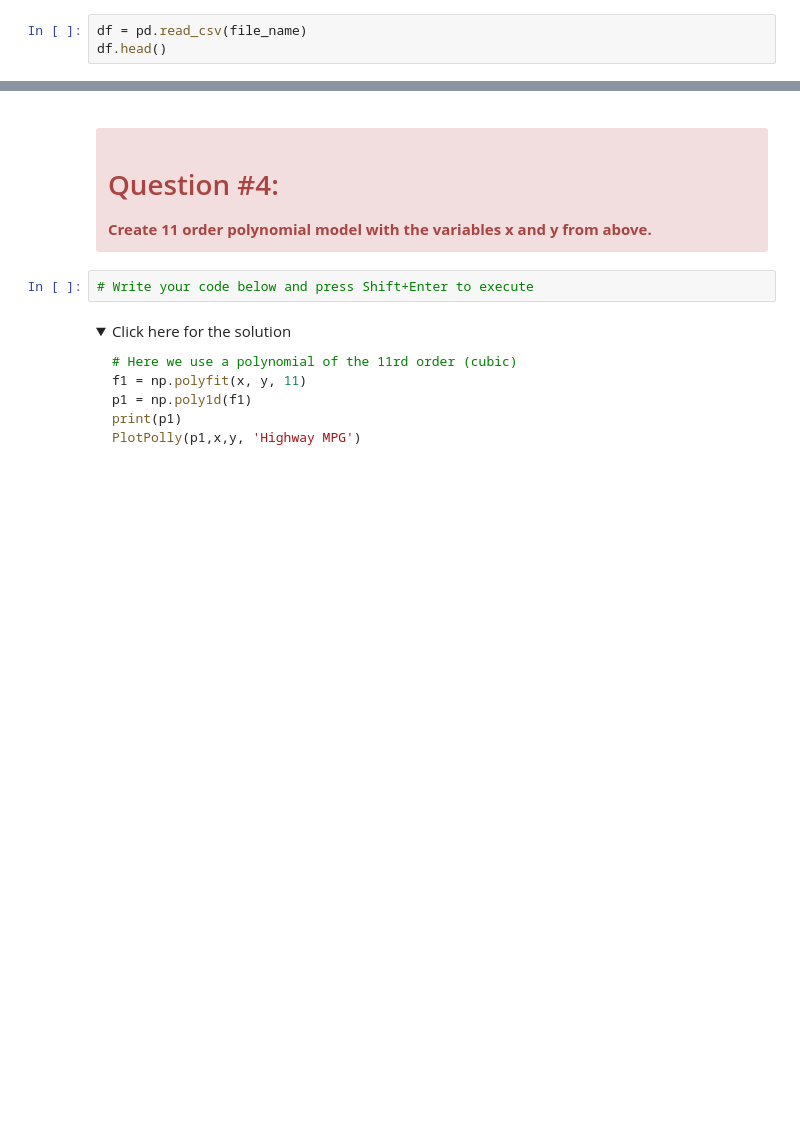
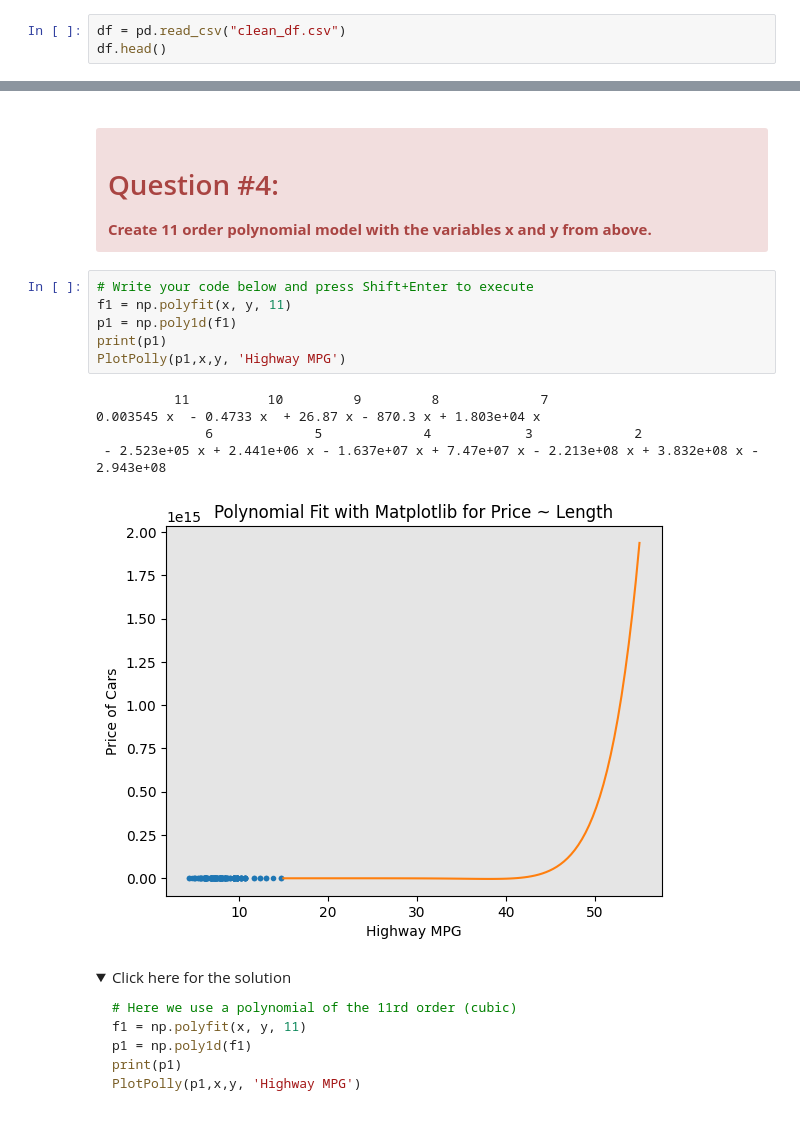
Before and after one commit to Masoud-Hatami/Machine_Learning_With_Python, a Jupyter notebook: 07_Model_Development.ipynb, the cells around one changed output, grey strips where cells are left out. Saved outputs shown, nothing was run; the diff lists cells and outputs as text; folded sections open; blank space fills up the shorter version.

```diff
--- a/07_Model_Development.ipynb
+++ b/07_Model_Development.ipynb
@@ -47,3 +32,3 @@ ValueError: invalid mode: 'web'
 # %%
-df = pd.read_csv(file_name)
+df = pd.read_csv("clean_df.csv")
 df.head()
@@ -518,6 +571,16 @@ np.polyfit(x, y, 3)
 </div>
 # %%
 # Write your code below and press Shift+Enter to execute
+f1 = np.polyfit(x, y, 11)
+p1 = np.poly1d(f1)
+print(p1)
+PlotPolly(p1,x,y, 'Highway MPG')
+# %% [output]
+          11          10         9         8             7
+0.003545 x  - 0.4733 x  + 26.87 x - 870.3 x + 1.803e+04 x
+              6             5             4            3             2
+ - 2.523e+05 x + 2.441e+06 x - 1.637e+07 x + 7.47e+07 x - 2.213e+08 x + 3.832e+08 x - 2.943e+08
+[figure, added]
 # %% [markdown]
 <details><summary>Click here for the solution</summary>
 
```
Also changed, not shown: parts of 45 cells of this notebook, 8 other files.
